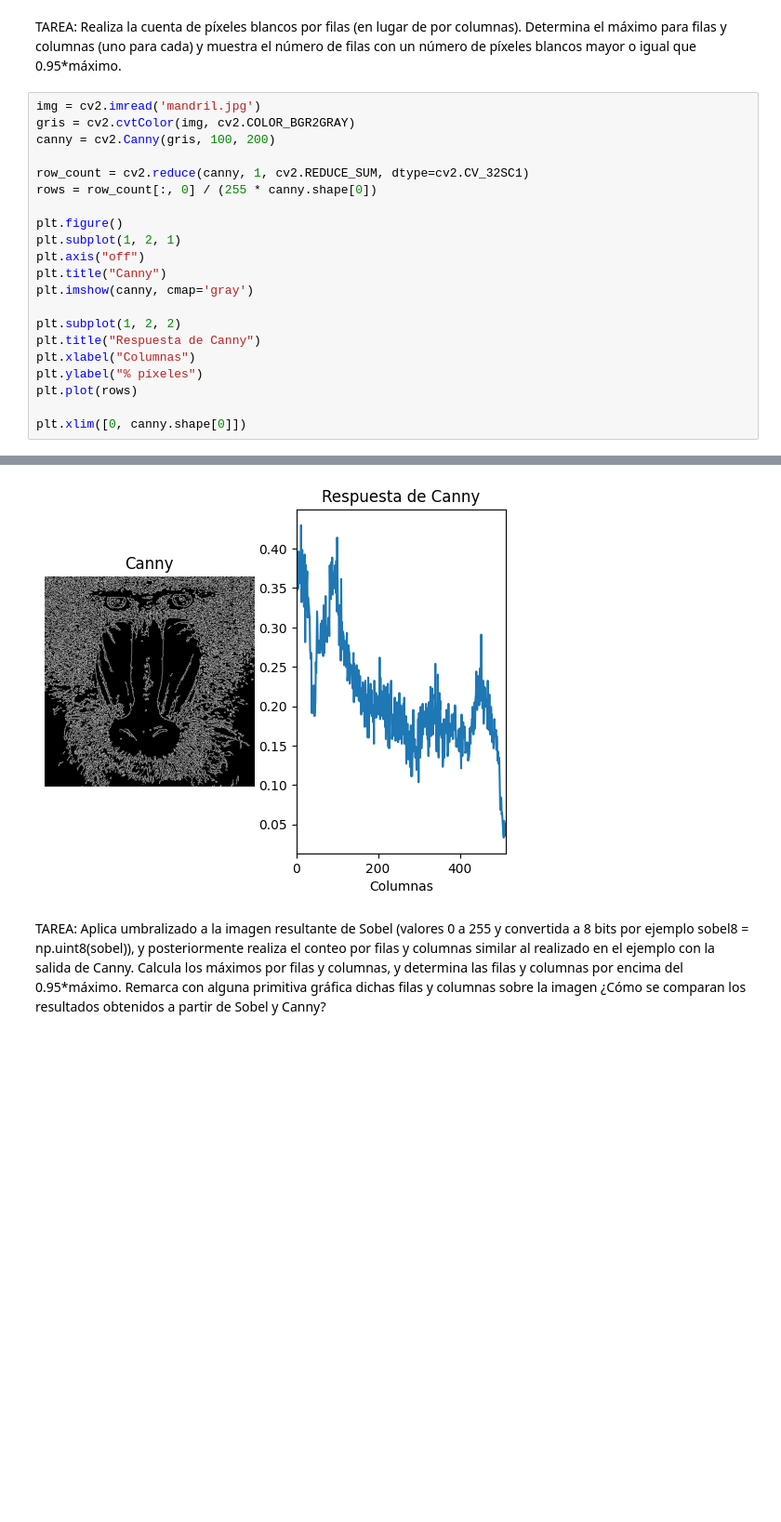
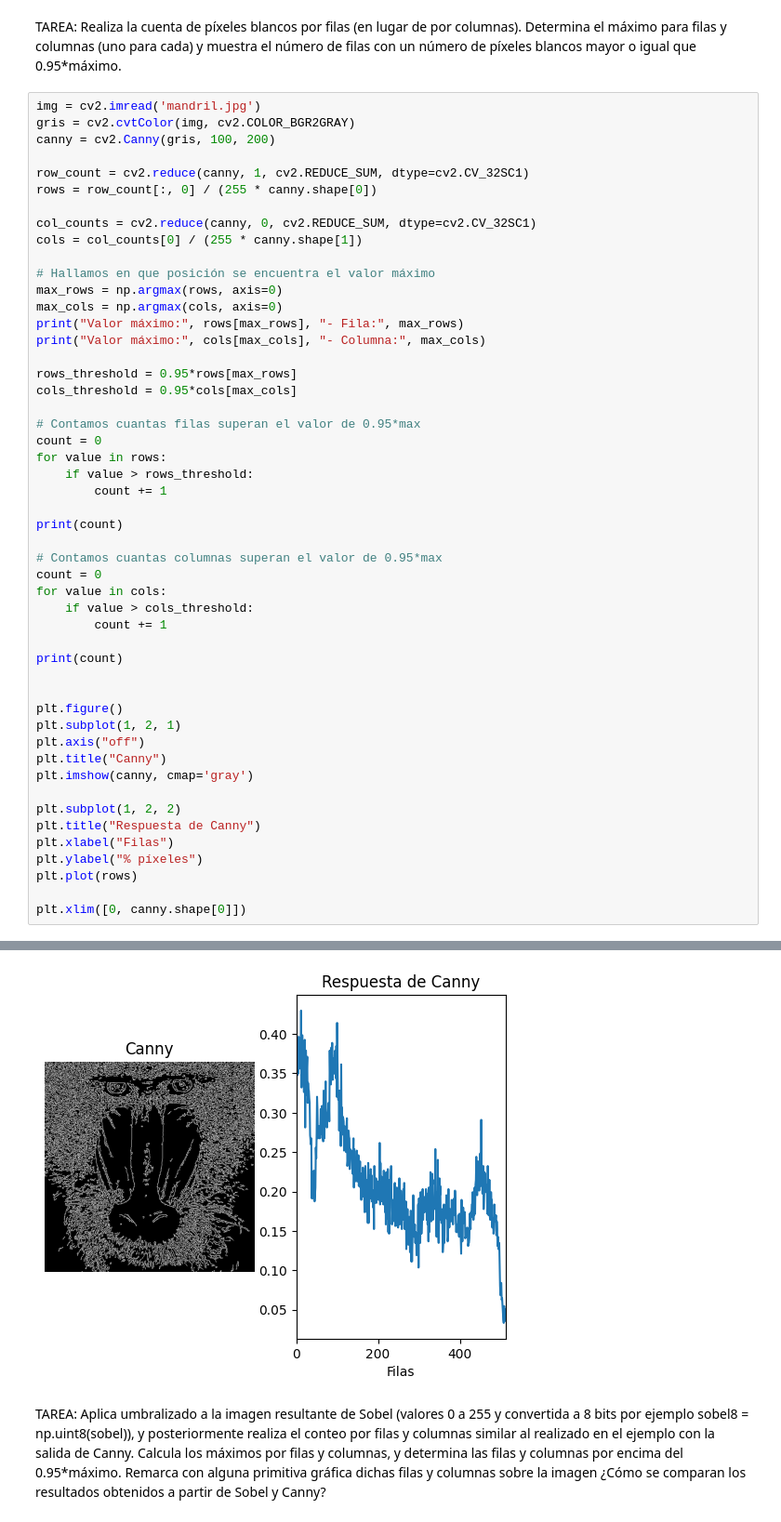
Before and after one commit to VisionPorComputador-G17/P2, a Jupyter notebook: VC_P2.ipynb, the cells around one changed output, grey strips where cells are left out. Shown at 93% size. Cells and saved outputs as stored; diff of their text form; blank space fills up the shorter version.

```diff
--- a/VC_P2.ipynb
+++ b/VC_P2.ipynb
@@ -10,6 +11,35 @@ canny = cv2.Canny(gris, 100, 200)
 
 row_count = cv2.reduce(canny, 1, cv2.REDUCE_SUM, dtype=cv2.CV_32SC1)
 rows = row_count[:, 0] / (255 * canny.shape[0])
+
+col_counts = cv2.reduce(canny, 0, cv2.REDUCE_SUM, dtype=cv2.CV_32SC1)
+cols = col_counts[0] / (255 * canny.shape[1])
+
+# Hallamos en que posición se encuentra el valor máximo
+max_rows = np.argmax(rows, axis=0)
+max_cols = np.argmax(cols, axis=0)
+print("Valor máximo:", rows[max_rows], "- Fila:", max_rows)
+print("Valor máximo:", cols[max_cols], "- Columna:", max_cols)
+
+rows_threshold = 0.95*rows[max_rows]
+cols_threshold = 0.95*cols[max_cols]
+
+# Contamos cuantas filas superan el valor de 0.95*max
+count = 0
+for value in rows:
+    if value > rows_threshold:
+        count += 1
+
+print(count)
+
+# Contamos cuantas columnas superan el valor de 0.95*max
+count = 0
+for value in cols:
+    if value > cols_threshold:
+        count += 1
+
+print(count)
+
 
 plt.figure()
 plt.subplot(1, 2, 1)
@@ -19,7 +49,7 @@ plt.imshow(canny, cmap='gray')
 
 plt.subplot(1, 2, 2)
 plt.title("Respuesta de Canny")
-plt.xlabel("Columnas")
+plt.xlabel("Filas")
 plt.ylabel("% píxeles")
 plt.plot(rows)
 
@@ -29,4 +63,4 @@ plt.xlim([0, canny.shape[0]])
-[figure, old version]
+[figure, new version]
 # %% [markdown]
 TAREA: Aplica umbralizado a la imagen resultante de Sobel (valores 0 a 255 y convertida a 8 bits por ejemplo sobel8 = np.uint8(sobel)), y posteriormente realiza el conteo por filas y columnas similar al realizado en el ejemplo con la salida de Canny. Calcula los máximos por filas y columnas, y determina las filas y columnas por encima del 0.95*máximo. Remarca con alguna primitiva gráfica dichas filas y columnas sobre la imagen ¿Cómo se comparan los resultados obtenidos a partir de Sobel y Canny?
 # %% [markdown]
```
Also changed, not shown: parts of 2 cells of this notebook.
